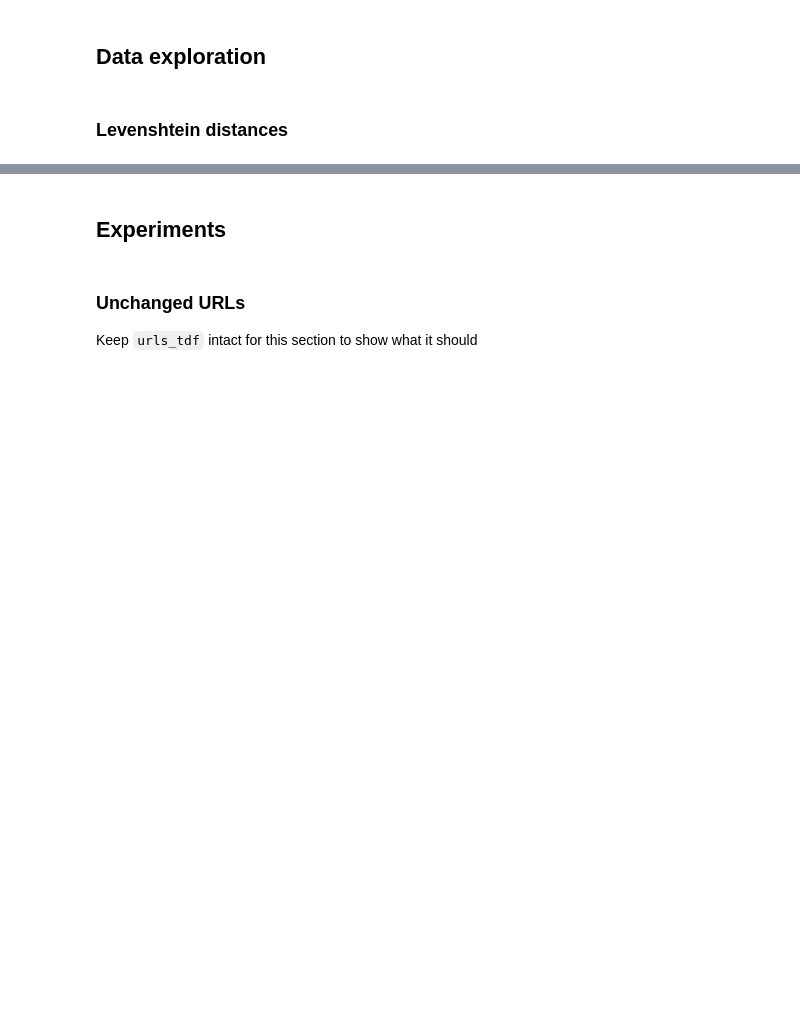
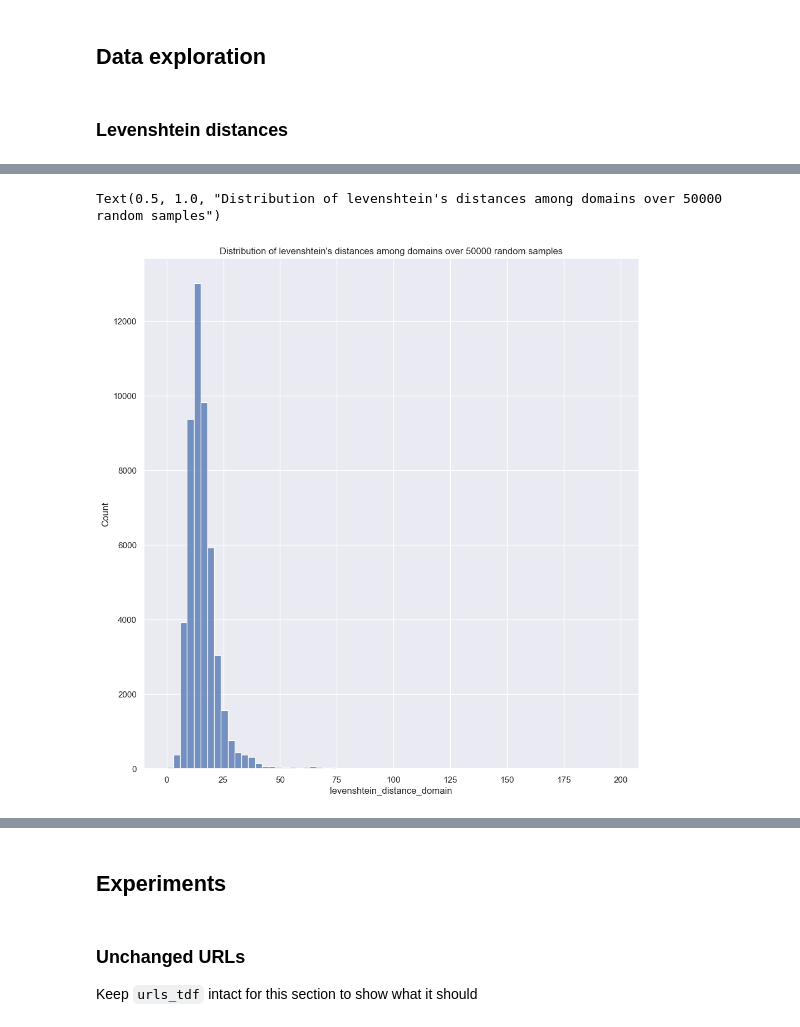
Before and after one commit to Kairixir/URL-domain-name-clustering, a Jupyter notebook: bachelor_thesis.ipynb, the cells around one changed output, grey strips where cells are left out. Cells and saved outputs as stored; diff of their text form; code cells hidden in the pictures; blank space fills up the shorter version.

```diff
--- a/bachelor_thesis.ipynb
+++ b/bachelor_thesis.ipynb
@@ -137,12 +137,12 @@ urls_tsdf = pd.DataFrame()
 
 urls_tsdf["sample1"] = urls_tdf.sample(n=N_SAMPLES, random_state=123).reset_index(
     drop=True
-)["url"]
+)["domain"]
 urls_tsdf["sample2"] = urls_tdf.sample(n=N_SAMPLES, random_state=545).reset_index(
     drop=True
-)["url"]
+)["domain"]
 # %%
 # Calculate Levenshtein distance on each pair (N_SAMPLES distances)
-urls_tsdf["levenshtein_distance"] = urls_tsdf.apply(
+urls_tsdf["levenshtein_distance_domain"] = urls_tsdf.apply(
     lambda row: levenshtein(row.sample1, row.sample2), axis=1
 )
@@ -159,0 +161,11 @@ Text(0.5, 1.0, "Distribution of levenshtein's distances over 50000 random sample
+# %%
+sns.displot(
+    urls_tsdf[urls_tsdf["levenshtein_distance_domain"]],
+    x="levenshtein_distance_domain",
+    binwidth=3,
+    height=10,
+)
+plt.title(f"Distribution of levenshtein's distances among domains over {N_SAMPLES} random samples")
+# %% [output]
+Text(0.5, 1.0, "Distribution of levenshtein's distances among domains over 50000 random samples")
+[figure, added]
```
Also changed, not shown: parts of 10 cells of this notebook.
